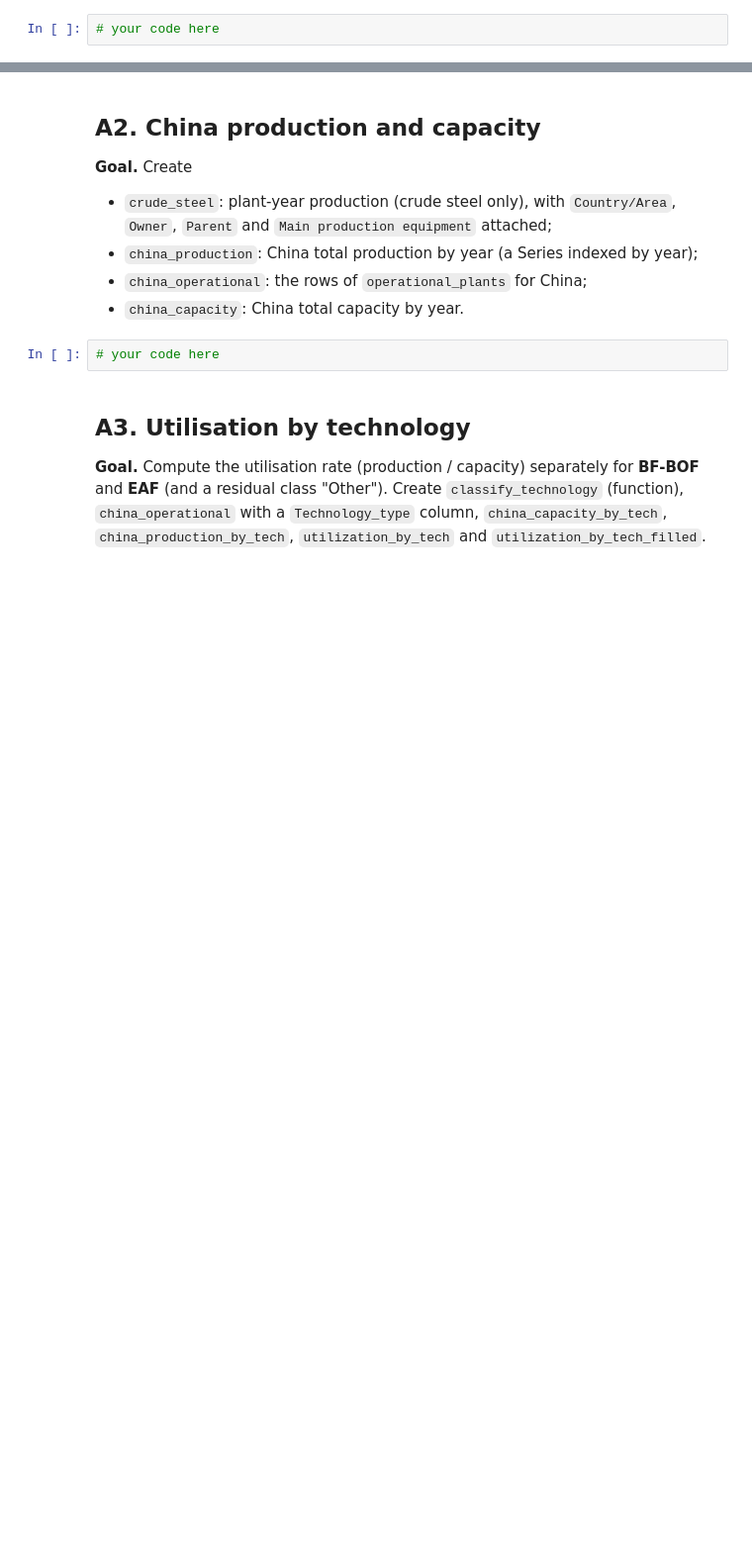
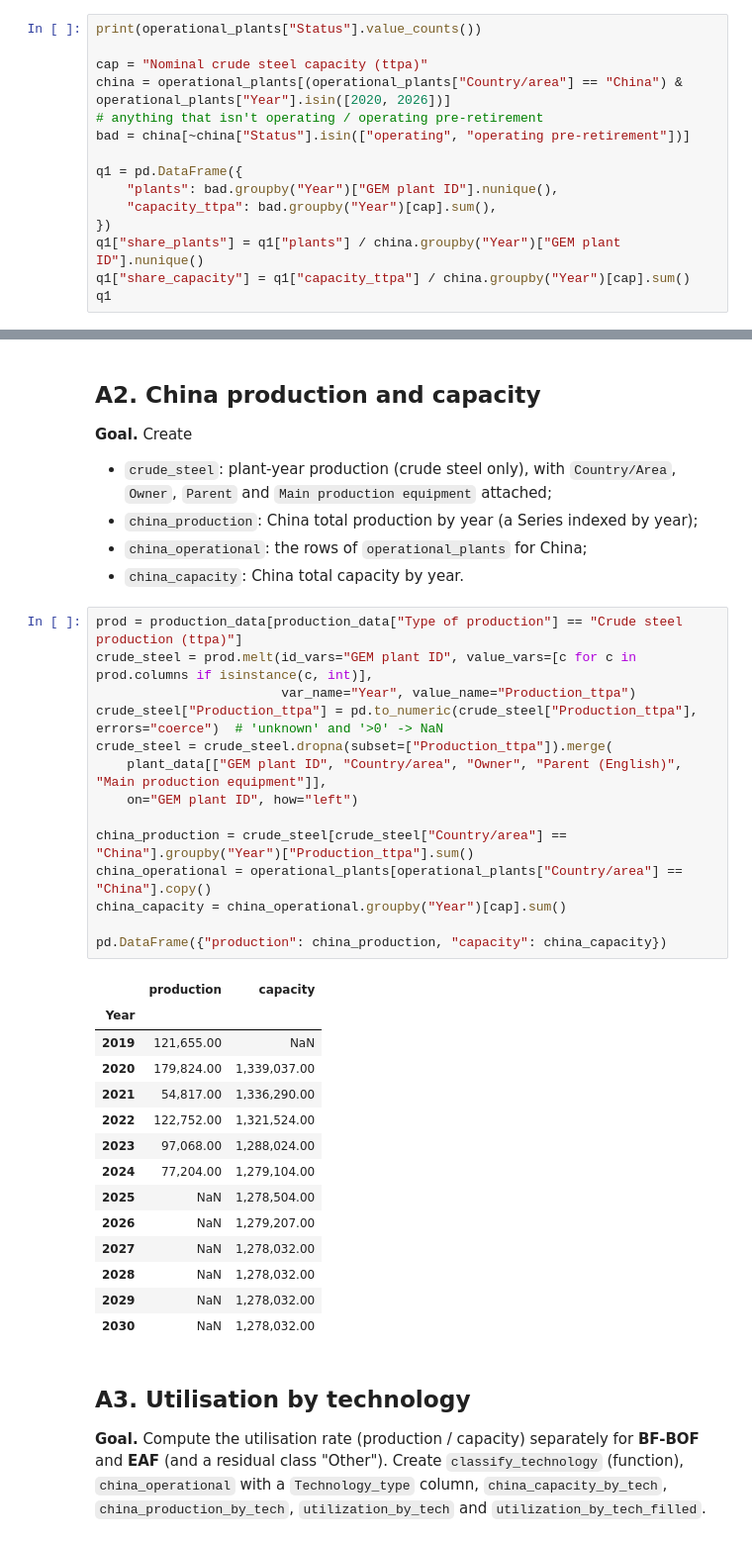
Before and after one commit to oceanetanios/lab3-lebard-lebihan-tanguy-tanios, a Jupyter notebook: lab3.ipynb, the cells around one changed output, grey strips where cells are left out. Shown at 99% size. Cells and saved outputs as stored; diff of their text form; blank space fills up the shorter version.

```diff
--- a/lab3.ipynb
+++ b/lab3.ipynb
@@ -93,4 +116,17 @@ A plant operates in year *t* if `start year <= t <= retired year`. **Assumption
 Using your `operational_plants` for **China**: for the years **2020 and 2026**, how many plants and how much capacity (ttpa) are counted as operating although their **`Status`** is not an operating status (look at the values of `Status` first)?
 Give the share of the Chinese total.
 # %%
-# your code here
+print(operational_plants["Status"].value_counts())
+
+cap = "Nominal crude steel capacity (ttpa)"
+china = operational_plants[(operational_plants["Country/area"] == "China") & operational_plants["Year"].isin([2020, 2026])]
+# anything that isn't operating / operating pre-retirement
+bad = china[~china["Status"].isin(["operating", "operating pre-retirement"])]
+
+q1 = pd.DataFrame({
+    "plants": bad.groupby("Year")["GEM plant ID"].nunique(),
+    "capacity_ttpa": bad.groupby("Year")[cap].sum(),
+})
+q1["share_plants"] = q1["plants"] / china.groupby("Year")["GEM plant ID"].nunique()
+q1["share_capacity"] = q1["capacity_ttpa"] / china.groupby("Year")[cap].sum()
+q1
@@ -107,7 +158,34 @@ _(write here)_
 * `china_operational`: the rows of `operational_plants` for China;
 * `china_capacity`: China total capacity by year.
 # %%
-# your code here
+prod = production_data[production_data["Type of production"] == "Crude steel production (ttpa)"]
+crude_steel = prod.melt(id_vars="GEM plant ID", value_vars=[c for c in prod.columns if isinstance(c, int)],
+                        var_name="Year", value_name="Production_ttpa")
+crude_steel["Production_ttpa"] = pd.to_numeric(crude_steel["Production_ttpa"], errors="coerce")  # 'unknown' and '>0' -> NaN
+crude_steel = crude_steel.dropna(subset=["Production_ttpa"]).merge(
+    plant_data[["GEM plant ID", "Country/area", "Owner", "Parent (English)", "Main production equipment"]],
+    on="GEM plant ID", how="left")
+
+china_production = crude_steel[crude_steel["Country/area"] == "China"].groupby("Year")["Production_ttpa"].sum()
+china_operational = operational_plants[operational_plants["Country/area"] == "China"].copy()
+china_capacity = china_operational.groupby("Year")[cap].sum()
+
+pd.DataFrame({"production": china_production, "capacity": china_capacity})
+# %% [output]
+|  | production | capacity |
+| Year |  |  |
+| 2019 | 121,655.00 | NaN |
+| 2020 | 179,824.00 | 1,339,037.00 |
+| 2021 | 54,817.00 | 1,336,290.00 |
+| 2022 | 122,752.00 | 1,321,524.00 |
+| 2023 | 97,068.00 | 1,288,024.00 |
+| 2024 | 77,204.00 | 1,279,104.00 |
+| 2025 | NaN | 1,278,504.00 |
+| 2026 | NaN | 1,279,207.00 |
+| 2027 | NaN | 1,278,032.00 |
+| 2028 | NaN | 1,278,032.00 |
+| 2029 | NaN | 1,278,032.00 |
+| 2030 | NaN | 1,278,032.00 |
 # %% [markdown]
 ## A3. Utilisation by technology
 
```
Also changed, not shown: parts of 31 cells of this notebook, 4 other files.
